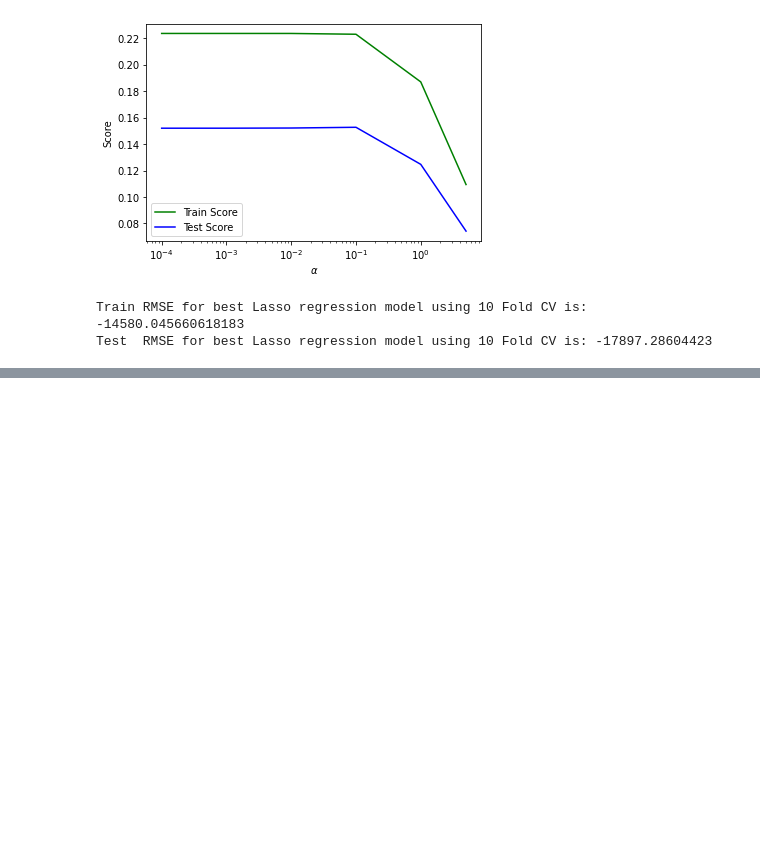
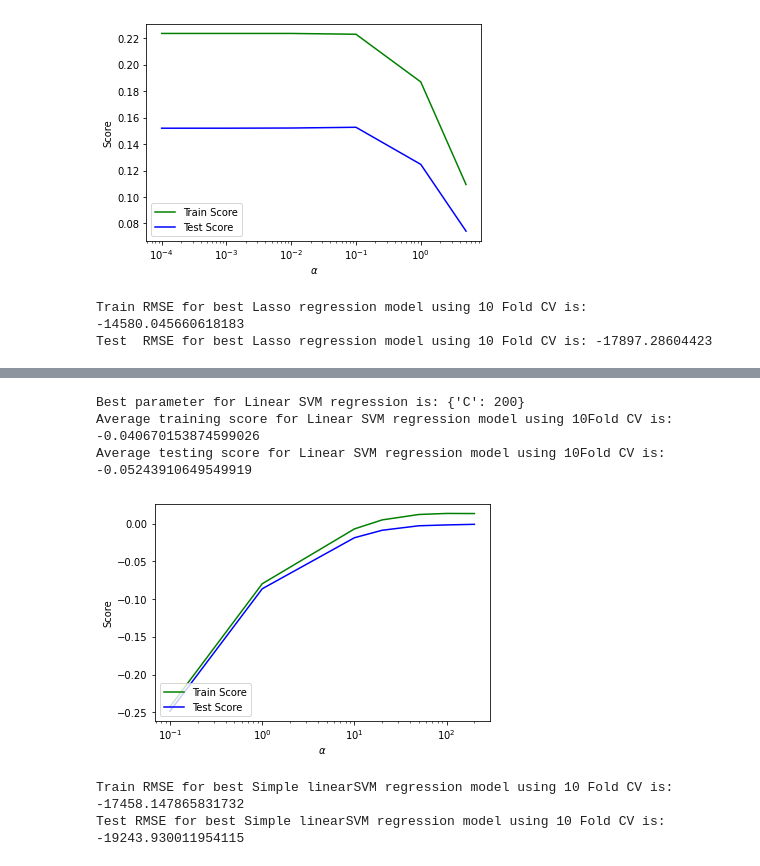
Before and after one commit to pritesh2292/Appliance-Energy-Prediction, a Jupyter notebook: Appliance_Energy_Prediction.ipynb, the cells around one changed output, grey strips where cells are left out. Saved outputs shown, nothing was run; the diff lists cells and outputs as text; code cells hidden in the pictures; blank space fills up the shorter version.

```diff
--- a/Appliance_Energy_Prediction.ipynb
+++ b/Appliance_Energy_Prediction.ipynb
@@ -740,0 +800,5 @@ Test  RMSE for best Lasso regression model using 10 Fold CV is: -17897.28604423
+# %%
+from sklearn.svm import LinearSVR
+param_grid = {'C': [ 0.1, 1, 10, 20, 50, 100, 200] }
+svm_model = LinearSVR()
+linearSVM_regressor= GridSearchCV(svm_model, param_grid, cv=5, return_train_score= True)
@@ -740,0 +821,28 @@ Test  RMSE for best Lasso regression model using 10 Fold CV is: -17897.28604423
+# %%
+x_range=  [ 0.1, 1, 10, 20, 50, 100, 200]
+plt.plot(x_range, linearSVM_regressor_train_score_list, c = 'g', label = 'Train Score')
+plt.plot(x_range, linearSVM_regressor_test_score_list, c = 'b', label = 'Test Score')
+plt.xscale('log')
+plt.legend(loc = 3)
+plt.xlabel(r'$\alpha$')
+plt.ylabel('Score')
+
+print(f'Best parameter for Linear SVM regression is: {linearSVM_regressor.best_params_}')
+print(f'Average training score for Linear SVM regression model using 10Fold CV is: {((linearSVM_regressor.cv_results_["mean_train_score"]).sum())/len(x_range)}')
+print(f'Average testing score for Linear SVM regression model using 10Fold CV is: {((linearSVM_regressor.cv_results_["mean_test_score"]).sum())/len(x_range)}')
+# %% [output]
+Best parameter for Linear SVM regression is: {'C': 200}
+Average training score for Linear SVM regression model using 10Fold CV is: -0.040670153874599026
+Average testing score for Linear SVM regression model using 10Fold CV is: -0.05243910649549919
+[figure, added]
+# %%
+#Implementing Linear SVM regression model using the best found parameters
+linearSVM_final= LinearSVR(C= 50)
+linearSVM_final.fit(x_train, y_train)
+linearSVM_final_final_train_score= cross_val_score(linearSVM_final,x_train, y_train, cv=10, scoring= 'neg_mean_squared_error')
+linearSVM_final_final_test_score= cross_val_score(linearSVM_final,x_test, y_test, cv=10, scoring= 'neg_mean_squared_error')
+print(f'Train RMSE for best Simple linearSVM regression model using 10 Fold CV is: {linearSVM_final_final_train_score.mean()}')
+print(f'Test RMSE for best Simple linearSVM regression model using 10 Fold CV is: {linearSVM_final_final_test_score.mean()}')
+# %% [output]
+Train RMSE for best Simple linearSVM regression model using 10 Fold CV is: -17458.147865831732
+Test RMSE for best Simple linearSVM regression model using 10 Fold CV is: -19243.930011954115
```
Also changed, not shown: parts of 9 cells of this notebook.
